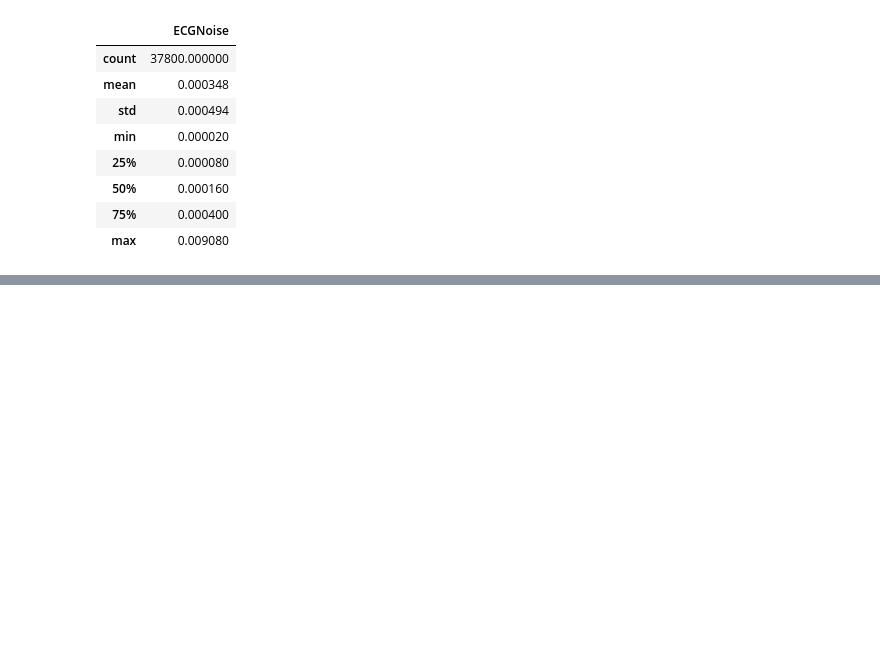
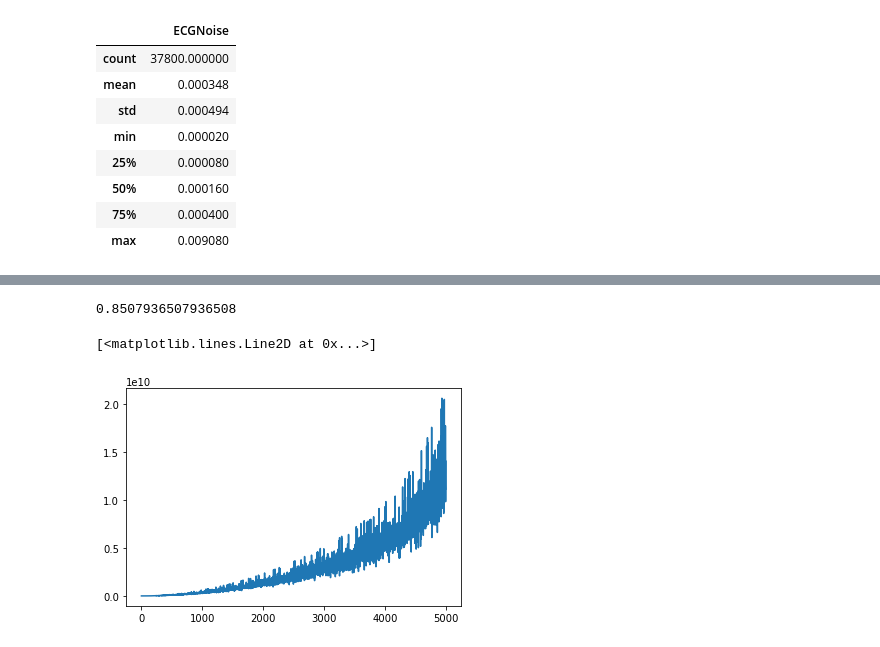
Before and after one commit to mstrand1/l-tuple-mSGD, a Jupyter notebook: CGM Prediction.ipynb, the cells around one changed output, grey strips where cells are left out. Drawn from its saved outputs; the diff is of its cells as text; code cells hidden in the pictures; blank space fills up the shorter version.

```diff
--- a/CGM Prediction.ipynb
+++ b/CGM Prediction.ipynb
@@ -219,0 +227,20 @@ def ltuple_msgd(A_tilde, y, maxiter, p, ell, alpha):
+# %%
+A_tilde = df_A_norm.to_numpy()
+
+y_glucose = raw_glucose_day1_trim['glucose']
+
+
+y = y_glucose.to_numpy()
+maxiter = 5000
+p = 1 - zeros/(m*n) # estimate for probability of too high noise
+print(p)
+ell = feature_count
+alpha = 10**(-2)
+
+lerr = ltuple_msgd(A_tilde, y, maxiter, p, ell, alpha)
+
+plt.plot(lerr)
+# %% [output]
+0.8507936507936508
+[<matplotlib.lines.Line2D at 0x...>]
+[figure, added]
```
Also changed, not shown: parts of 7 cells of this notebook.
